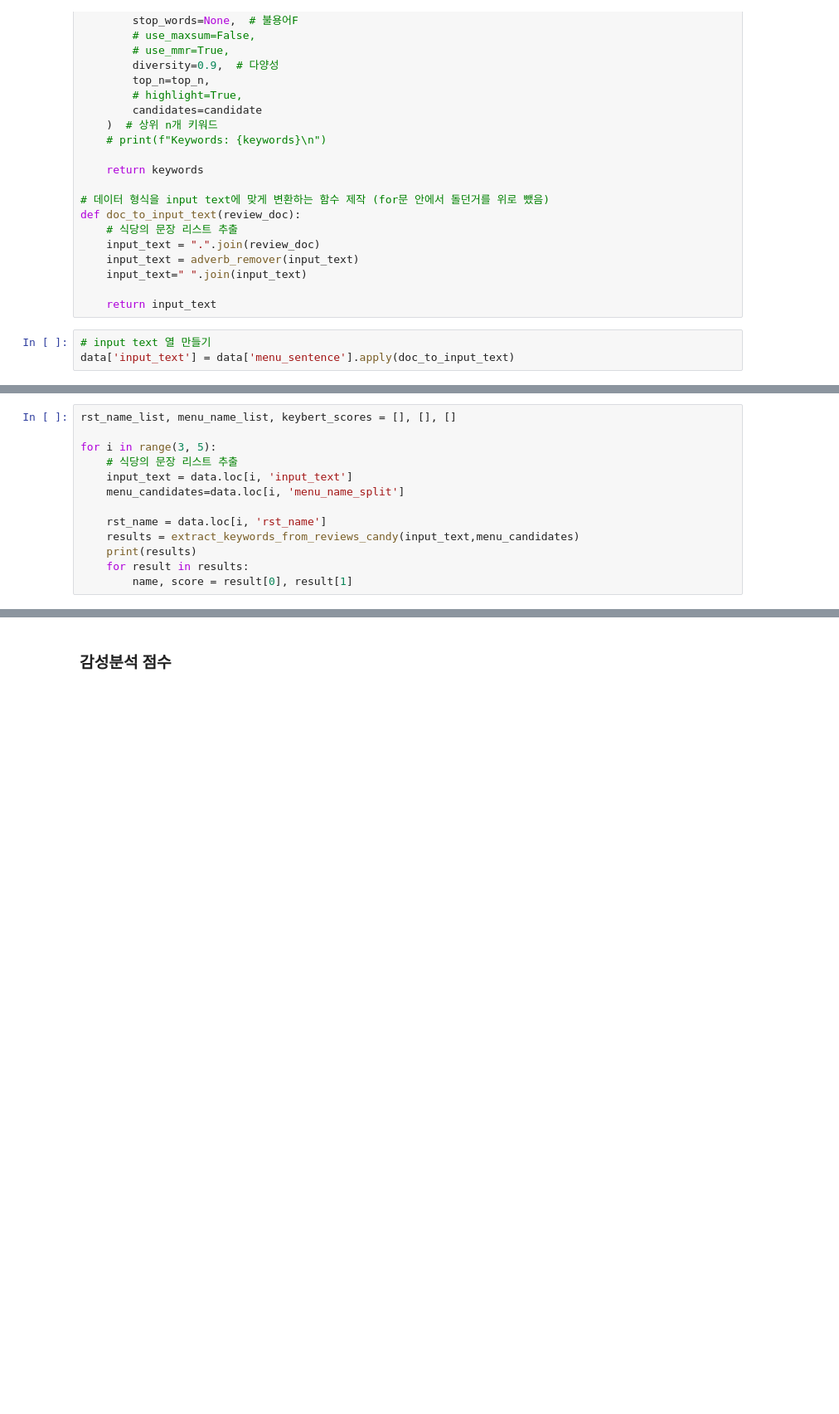
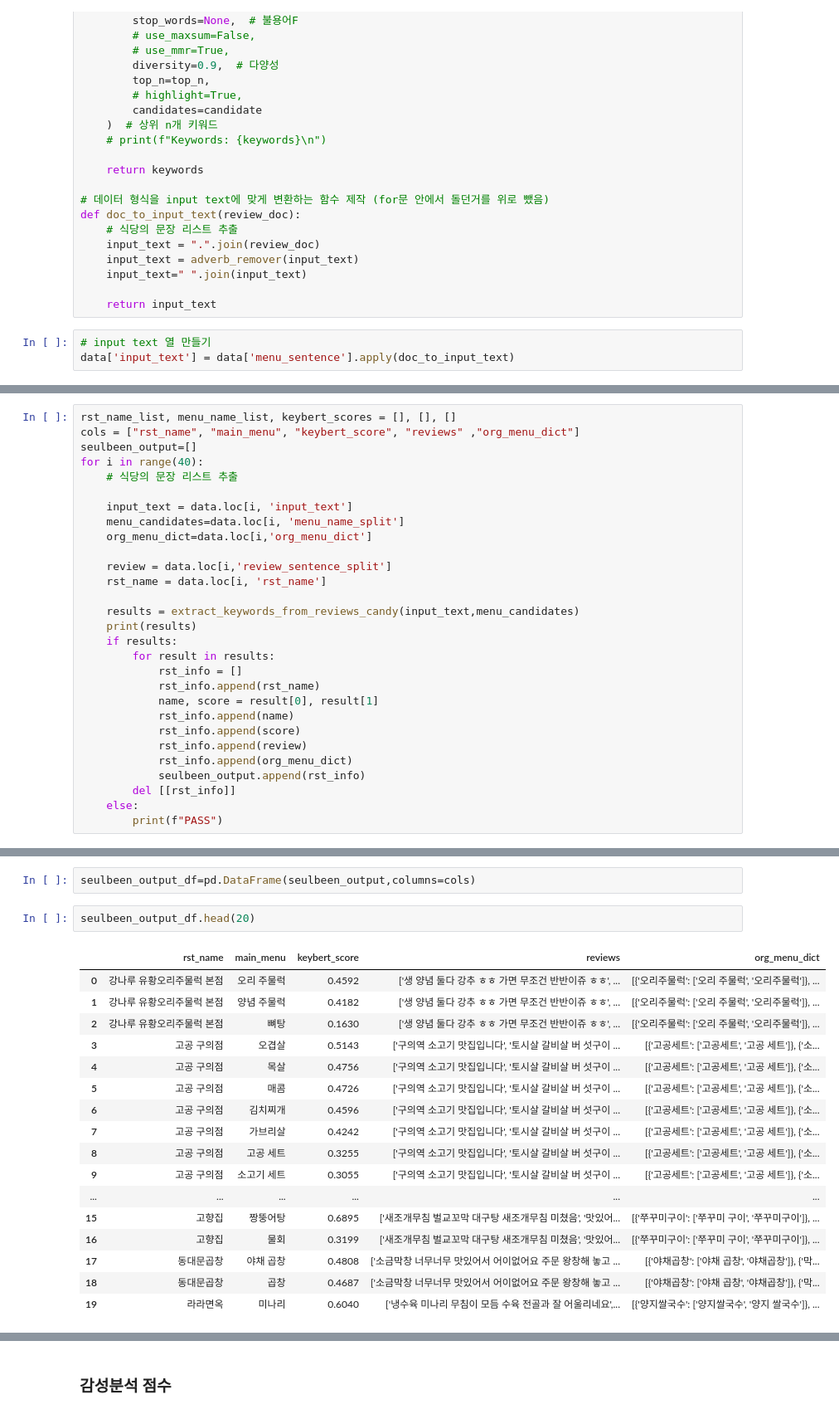
Before and after one commit to SJU-Capstone-DS-DayOne/Palette-AI-models, a Jupyter notebook: Model/KeyPhrase/keybert_to_df.ipynb, the cells around one changed output, grey strips where cells are left out. Shown at 83% size. Saved outputs shown, nothing was run; the diff lists cells and outputs as text; blank space fills up the shorter version.

```diff
--- a/Model/KeyPhrase/keybert_to_df.ipynb
+++ b/Model/KeyPhrase/keybert_to_df.ipynb
@@ -137,15 +137,31 @@ data.head()
 | 4 | 고향집 | ['새조개무침 벌교꼬막 대구탕 새조개무침 미쳤음', '맛있어... | [물회, 새꼬막양념, 벌교참꼬막, 간 재미, 새 꼬막, 참 ... | [{'쭈꾸미구이': ['쭈꾸미 구이', '쭈꾸미구이']}, ... | [벌교참꼬막 38000 2인분 정도 될듯해요, 굴회무침 30... | 벌교 꼬막 38000 인분 정도 굴회 무침 30 000 재미... |
 # %%
 rst_name_list, menu_name_list, keybert_scores = [], [], []
+cols = ["rst_name", "main_menu", "keybert_score", "reviews" ,"org_menu_dict"]
+seulbeen_output=[]
+for i in range(40):
+    # 식당의 문장 리스트 추출
 
-for i in range(3, 5):
-    # 식당의 문장 리스트 추출
     input_text = data.loc[i, 'input_text']
     menu_candidates=data.loc[i, 'menu_name_split']
+    org_menu_dict=data.loc[i,'org_menu_dict']
 
+    review = data.loc[i,'review_sentence_split']
     rst_name = data.loc[i, 'rst_name']
+
     results = extract_keywords_from_reviews_candy(input_text,menu_candidates)
     print(results)
-    for result in results:
-        name, score = result[0], result[1]
+    if results:
+        for result in results:
+            rst_info = []
+            rst_info.append(rst_name)
+            name, score = result[0], result[1]
+            rst_info.append(name)
+            rst_info.append(score)
+            rst_info.append(review)
+            rst_info.append(org_menu_dict)
+            seulbeen_output.append(rst_info)
+        del [[rst_info]]
+    else:
+        print(f"PASS")
 # %% [output]
@@ -155,0 +211,22 @@ for i in range(3, 5):
+# %%
+seulbeen_output_df=pd.DataFrame(seulbeen_output,columns=cols)
+# %%
+seulbeen_output_df.head(20)
+# %% [output]
+|  | rst_name | main_menu | keybert_score | reviews | org_menu_dict |
+| 0 | 강나루 유황오리주물럭 본점 | 오리 주물럭 | 0.4592 | ['생 양념 둘다 강추 ㅎㅎ 가면 무조건 반반이쥬 ㅎㅎ', ... | [{'오리주물럭': ['오리 주물럭', '오리주물럭']}, ... |
+| 1 | 강나루 유황오리주물럭 본점 | 양념 주물럭 | 0.4182 | ['생 양념 둘다 강추 ㅎㅎ 가면 무조건 반반이쥬 ㅎㅎ', ... | [{'오리주물럭': ['오리 주물럭', '오리주물럭']}, ... |
+| 2 | 강나루 유황오리주물럭 본점 | 뼈탕 | 0.1630 | ['생 양념 둘다 강추 ㅎㅎ 가면 무조건 반반이쥬 ㅎㅎ', ... | [{'오리주물럭': ['오리 주물럭', '오리주물럭']}, ... |
+| 3 | 고공 구의점 | 오겹살 | 0.5143 | ['구의역 소고기 맛집입니다', '토시살 갈비살 버 섯구이 ... | [{'고공세트': ['고공세트', '고공 세트']}, {'소... |
+| 4 | 고공 구의점 | 목살 | 0.4756 | ['구의역 소고기 맛집입니다', '토시살 갈비살 버 섯구이 ... | [{'고공세트': ['고공세트', '고공 세트']}, {'소... |
+| 5 | 고공 구의점 | 매콤 | 0.4726 | ['구의역 소고기 맛집입니다', '토시살 갈비살 버 섯구이 ... | [{'고공세트': ['고공세트', '고공 세트']}, {'소... |
+| 6 | 고공 구의점 | 김치찌개 | 0.4596 | ['구의역 소고기 맛집입니다', '토시살 갈비살 버 섯구이 ... | [{'고공세트': ['고공세트', '고공 세트']}, {'소... |
+| 7 | 고공 구의점 | 가브리살 | 0.4242 | ['구의역 소고기 맛집입니다', '토시살 갈비살 버 섯구이 ... | [{'고공세트': ['고공세트', '고공 세트']}, {'소... |
+| 8 | 고공 구의점 | 고공 세트 | 0.3255 | ['구의역 소고기 맛집입니다', '토시살 갈비살 버 섯구이 ... | [{'고공세트': ['고공세트', '고공 세트']}, {'소... |
+| 9 | 고공 구의점 | 소고기 세트 | 0.3055 | ['구의역 소고기 맛집입니다', '토시살 갈비살 버 섯구이 ... | [{'고공세트': ['고공세트', '고공 세트']}, {'소... |
+| ... | ... | ... | ... | ... | ... |
+| 15 | 고향집 | 짱뚱어탕 | 0.6895 | ['새조개무침 벌교꼬막 대구탕 새조개무침 미쳤음', '맛있어... | [{'쭈꾸미구이': ['쭈꾸미 구이', '쭈꾸미구이']}, ... |
+| 16 | 고향집 | 물회 | 0.3199 | ['새조개무침 벌교꼬막 대구탕 새조개무침 미쳤음', '맛있어... | [{'쭈꾸미구이': ['쭈꾸미 구이', '쭈꾸미구이']}, ... |
+| 17 | 동대문곱창 | 야채 곱창 | 0.4808 | ['소금막창 너무너무 맛있어서 어이없어요 주문 왕창해 놓고 ... | [{'야채곱창': ['야채 곱창', '야채곱창']}, {'막... |
+| 18 | 동대문곱창 | 곱창 | 0.4687 | ['소금막창 너무너무 맛있어서 어이없어요 주문 왕창해 놓고 ... | [{'야채곱창': ['야채 곱창', '야채곱창']}, {'막... |
+| 19 | 라라면옥 | 미나리 | 0.6040 | ['냉수육 미나리 무침이 모듬 수육 전골과 잘 어울리네요',... | [{'양지쌀국수': ['양지쌀국수', '양지 쌀국수']}, ... |
```
Also changed, not shown: parts of 2 cells of this notebook, 1 other file.
